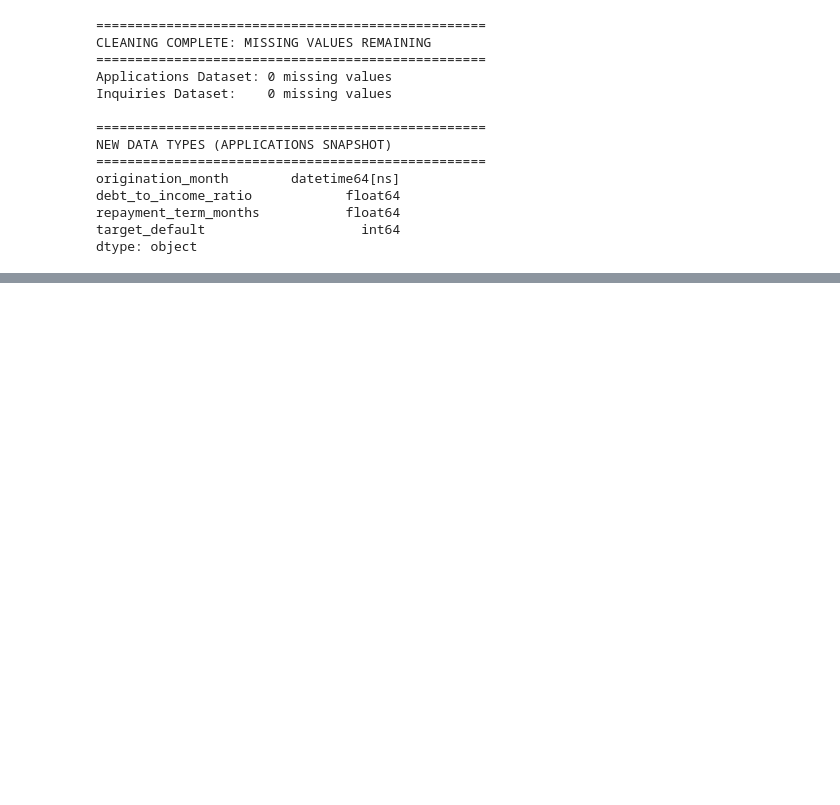
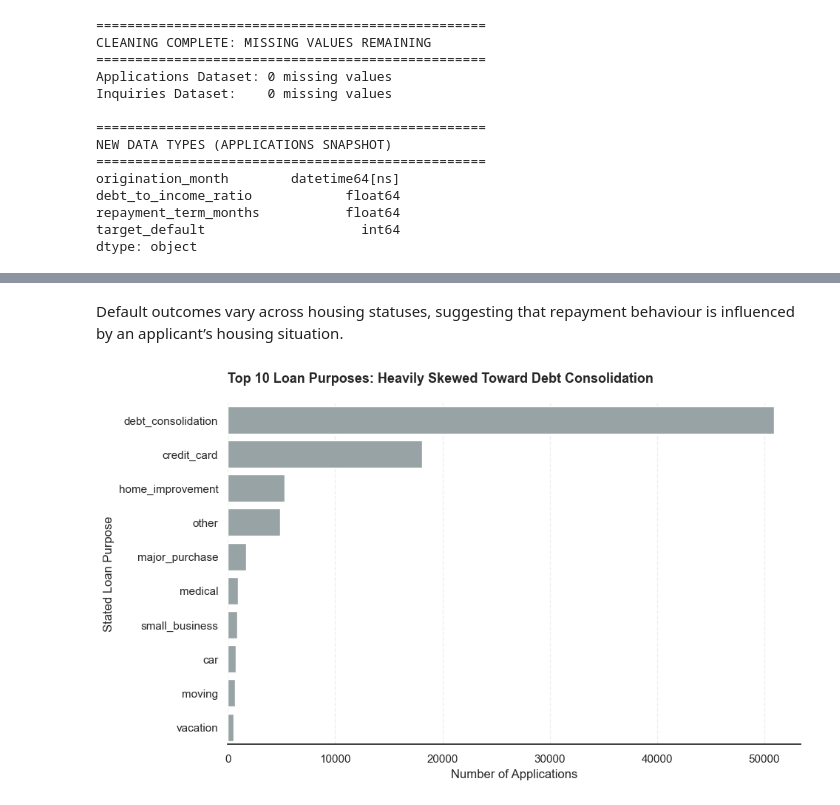
Before and after one commit to VValid1/Python-Project, a Jupyter notebook: Group project.ipynb, the cells around one changed output, grey strips where cells are left out. Cells and saved outputs as stored; diff of their text form; code cells hidden in the pictures; blank space fills up the shorter version.

```diff
--- a/Group project.ipynb
+++ b/Group project.ipynb
@@ -445,0 +520,18 @@ Hello
+# %% [markdown]
+Default outcomes vary across housing statuses, suggesting that repayment behaviour is influenced by an applicant’s housing situation.
+# %%
+# Figure 4: Top 10 Loan Purposes
+fig, ax = plt.subplots(figsize=(10, 6))
+# Get top 10 purposes by volume
+top_purposes = cr_app_clean_df['loan_purpose'].value_counts().nlargest(10)
+
+sns.barplot(x=top_purposes.values, y=top_purposes.index, color=color_base, ax=ax)
+
+ax.set_title('Top 10 Loan Purposes: Heavily Skewed Toward Debt Consolidation', loc='left', fontsize=13, fontweight='bold', pad=20)
+ax.set_xlabel('Number of Applications')
+ax.set_ylabel('Stated Loan Purpose')
+sns.despine(left=True, bottom=False)
+ax.xaxis.grid(True, linestyle='--', alpha=0.3)
+plt.show()
+# %% [output]
+[figure, added]
```
Also changed, not shown: parts of 45 cells of this notebook.
